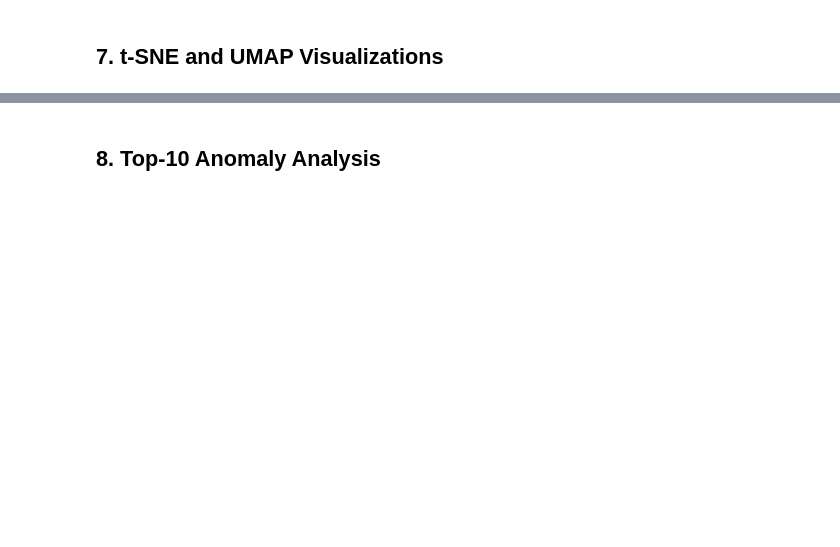
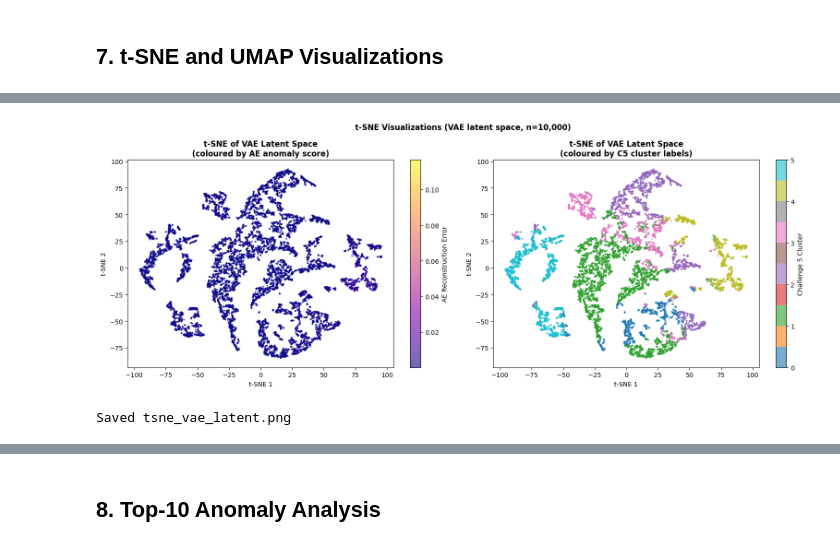
Before and after one commit to alejaaaa11/challenge-6_4, a Jupyter notebook: notebooks/best_run.ipynb, the cells around one changed output, grey strips where cells are left out. Saved outputs shown, nothing was run; the diff lists cells and outputs as text; code cells hidden in the pictures; blank space fills up the shorter version.

```diff
--- a/notebooks/best_run.ipynb
+++ b/notebooks/best_run.ipynb
@@ -456,28 +560,29 @@ print("UMAP done.")
 # %%
 # t-SNE coloured by anomaly score + C5 labels
 fig, axes = plt.subplots(1, 2, figsize=(16,6))
 
 sc1 = axes[0].scatter(Z_tsne[:,0], Z_tsne[:,1], c=ae_err_viz,
                        cmap='plasma', s=3, alpha=0.6)
 plt.colorbar(sc1, ax=axes[0], label='AE Reconstruction Error')
-axes[0].set_title('t-SNE of VAE Latent Space
-(coloured by AE anomaly score)',
+axes[0].set_title('t-SNE of VAE Latent Space\n(coloured by AE anomaly score)',
                   fontweight='bold')
 
 sc2 = axes[1].scatter(Z_tsne[:,0], Z_tsne[:,1], c=c5_viz,
                        cmap='tab10', s=3, alpha=0.6)
 plt.colorbar(sc2, ax=axes[1], label='Challenge 5 Cluster')
-axes[1].set_title('t-SNE of VAE Latent Space
-(coloured by C5 cluster labels)',
+axes[1].set_title('t-SNE of VAE Latent Space\n(coloured by C5 cluster labels)',
                   fontweight='bold')
 
 for ax in axes:
     ax.set_xlabel('t-SNE 1'); ax.set_ylabel('t-SNE 2')
 plt.suptitle('t-SNE Visualizations (VAE latent space, n=10,000)', fontweight='bold')
 plt.tight_layout()
 plt.savefig(FIG_DIR/'tsne_vae_latent.png', dpi=150, bbox_inches='tight')
 plt.show()
 print("Saved tsne_vae_latent.png")
+# %% [output]
+[figure, added]
+Saved tsne_vae_latent.png
 # %%
 # UMAP coloured by anomaly score + C5 labels
 fig, axes = plt.subplots(1, 2, figsize=(16,6))
```
Also changed, not shown: parts of 27 cells of this notebook, 3 other files.
